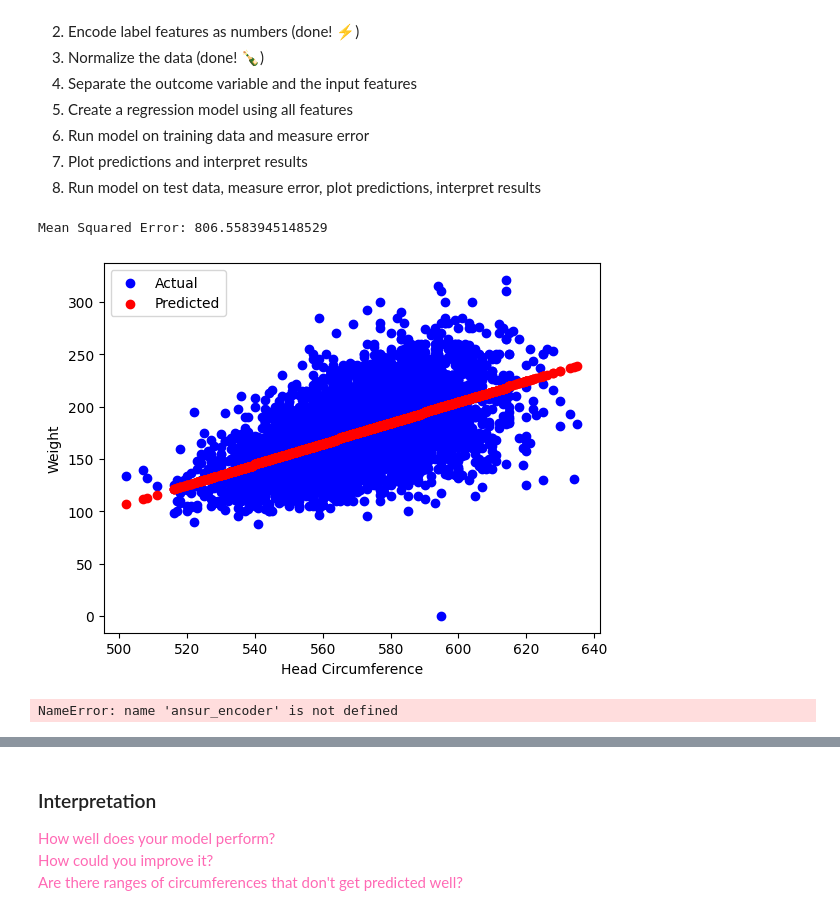
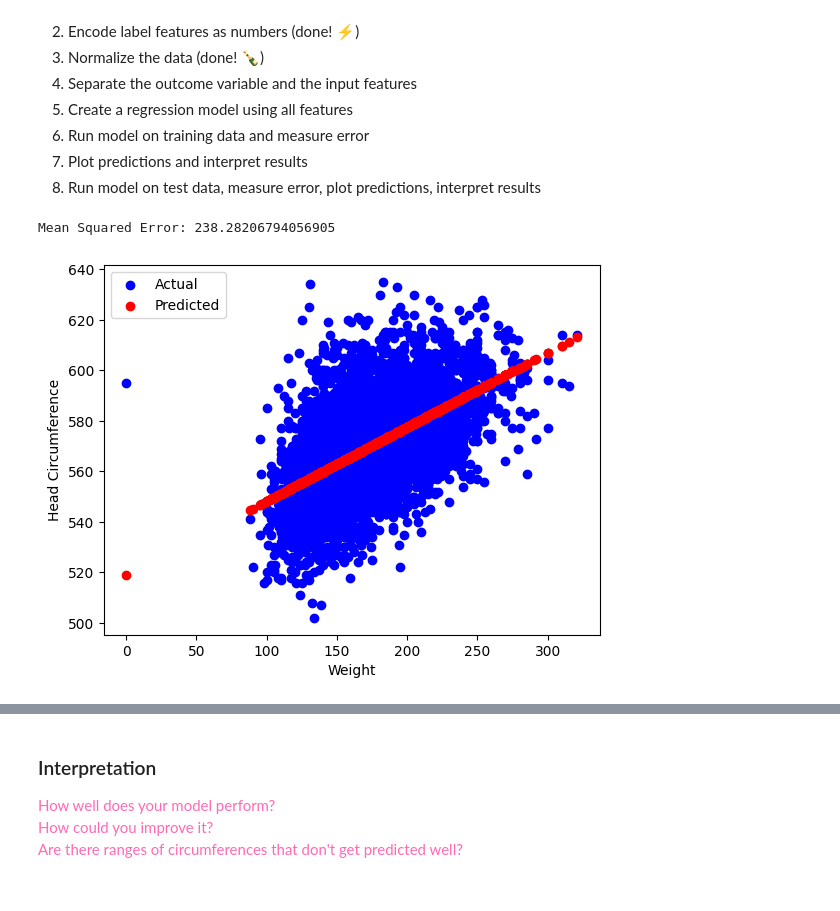
Before and after one commit to ML-strupp/Homework06, a Jupyter notebook: Homework06.ipynb, the cells around one changed output, grey strips where cells are left out. Drawn from its saved outputs; the diff is of its cells as text; code cells hidden in the pictures.

```diff
--- a/Homework06.ipynb
+++ b/Homework06.ipynb
@@ -174,41 +174,41 @@ From our [Week 06](https://github.com/PSAM-5020-2025S-A/WK06) notebook, we can c
 # %%
 from sklearn.metrics import mean_squared_error
 
 scaler = StandardScaler()
 # Work on Regression Model here
 
 ## Separate outcome variable and input features
-head_circumference = ansur_df[['head.circumference']]
-weight = ansur_df['weight']
+weight = ansur_df[['weight']]
+head_circumference = ansur_df['head.circumference']
 
 ## Scale the features
 scaler = StandardScaler()
-head_circumference_scaled = scaler.fit_transform(head_circumference)
-# This will scale the head circumference feature to have mean 0 and standard deviation 1
+weight_scaled = scaler.fit_transform(weight)
+# This will scale the weight feature to have mean 0 and standard deviation 1
 
 ## Create a regression model
-head_circumference_model = LinearRegression()
-head_circumference_model.fit(head_circumference_scaled, weight)
+weight_model = LinearRegression()
+weight_model.fit(weight_scaled, head_circumference)
 
 # run model on training data
-predicted_scaled = head_circumference_model.predict(head_circumference_scaled)  # Predicting weight based on head circumference
+predicted_head_circumference = weight_model.predict(weight_scaled)  # Predicting head circumference based on weight
 
 ## Measure error on training data
-error = mean_squared_error(weight, predicted_scaled)
+error = mean_squared_error(head_circumference, predicted_head_circumference)
 print(f"Mean Squared Error: {error}")
 
 ## Plot predictions and interpret results
 import matplotlib.pyplot as plt
 
-plt.scatter(head_circumference, weight, color='blue', label='Actual')
-plt.scatter(head_circumference, predicted_scaled, color='red', label='Predicted')
-plt.xlabel('Head Circumference')
-plt.ylabel('Weight')
+plt.scatter(weight, head_circumference, color='blue', label='Actual')
+plt.scatter(weight, predicted_head_circumference, color='red', label='Predicted')
+plt.xlabel('Weight')
+plt.ylabel('Head Circumference')
 plt.legend()
 plt.show()
 # %% [output]
-Mean Squared Error: 806.5583945148529
+Mean Squared Error: 238.28206794056905
-[figure, old version]
+[figure, new version]
 # %%
 ## Load Test Data
 ANSUR_TEST_FILE = "https://raw.githubusercontent.com/PSAM-5020-2025S-A/5020-utils/main/datasets/json/ansur-test.json"
@@ -218,9 +218,12 @@ ansur_test_df = pd.json_normalize(ansur_test_data)
 
 ansur_test_encoded_df = ansur_test_df.copy()
 
-g_vals = ansur_encoder.transform(ansur_test_df[["gender"]].values)
+g_vals = encoder.transform(ansur_test_df[["gender"]].values)
 ansur_test_encoded_df[["gender"]] = g_vals
 
-ansur_test_scaled_df = ansur_scaler.transform(ansur_test_encoded_df)
+# Select only the columns that were used for training
+ansur_test_encoded_df = ansur_test_encoded_df[ansur_df.columns]
+
+# Scale only the weight column
+ansur_test_scaled_df = ansur_test_encoded_df.copy()
+ansur_test_scaled_df[['weight']] = scaler.transform(ansur_test_encoded_df[['weight']])
-# %% [output]
-NameError: name 'ansur_encoder' is not defined
```
Also changed, not shown: parts of 4 cells of this notebook.
